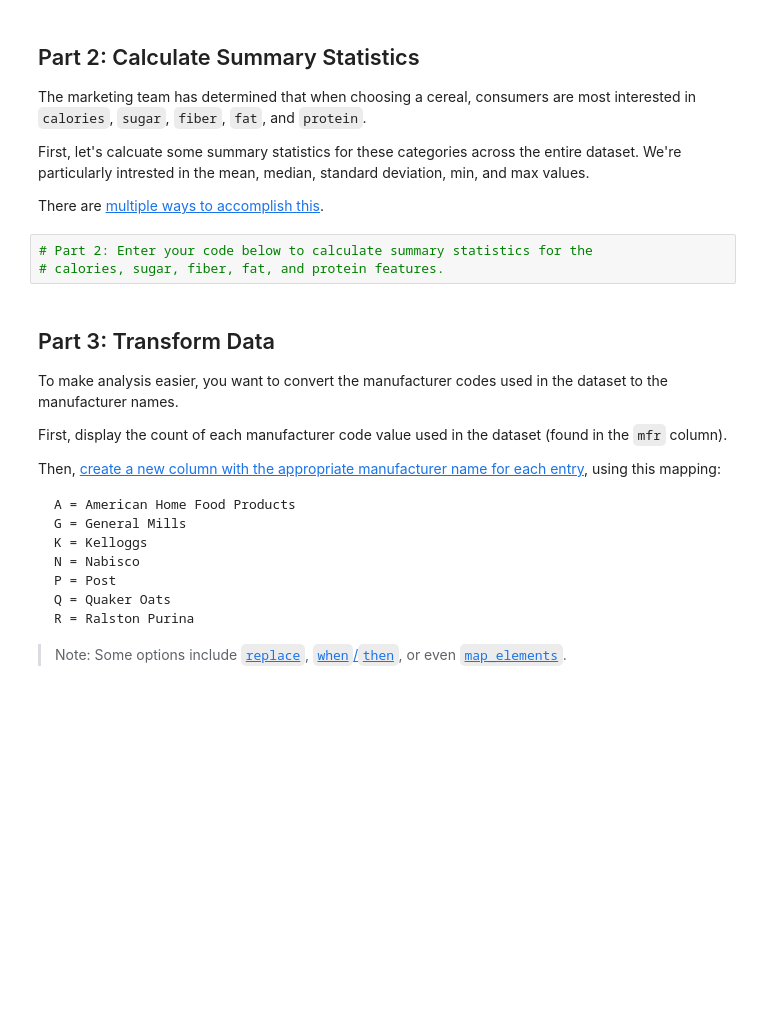
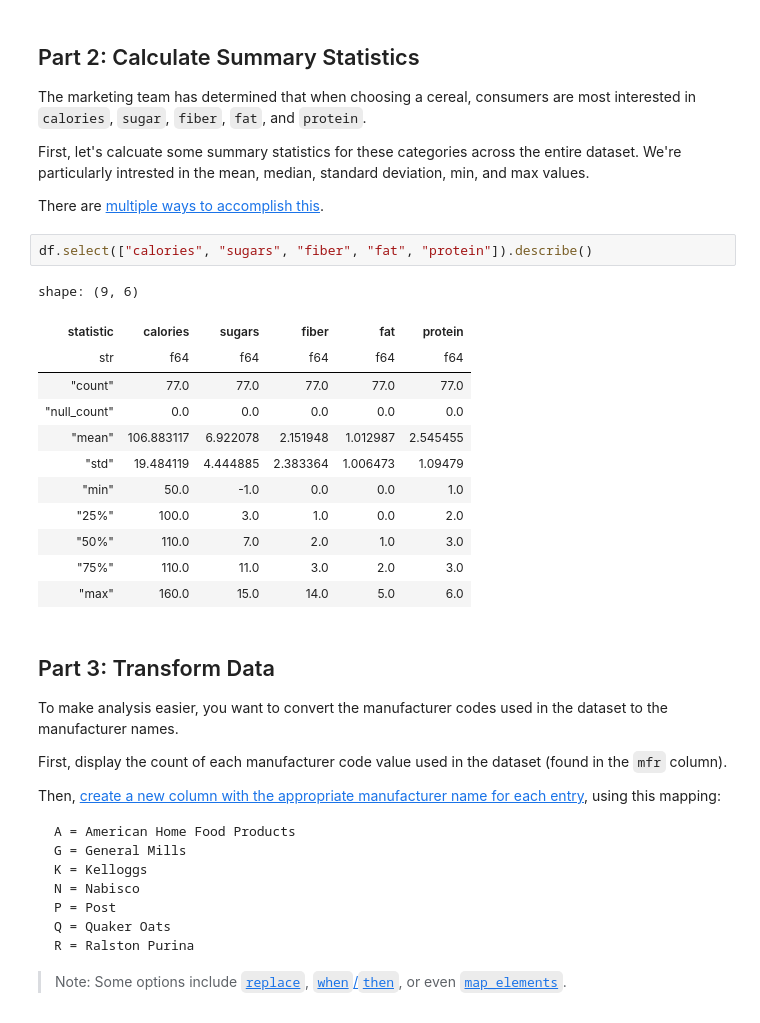
Before and after one commit to HRY-tech/CSE_210, a Jupyter notebook: notebooks/Exploration_02_Polars.ipynb, the cells around one changed output. Saved outputs shown, nothing was run; the diff lists cells and outputs as text; blank space fills up the shorter version.

```diff
--- a/notebooks/Exploration_02_Polars.ipynb
+++ b/notebooks/Exploration_02_Polars.ipynb
@@ -44,9 +63,21 @@ The marketing team has determined that when choosing a cereal, consumers are mos
 First, let's calcuate some summary statistics for these categories across the entire dataset. We're particularly intrested in the mean, median, standard deviation, min, and max values.
 
 There are [multiple ways to accomplish this](https://docs.pola.rs/user-guide/concepts/data-types-and-structures/#describe).
-# %%
-# Part 2: Enter your code below to calculate summary statistics for the
-# calories, sugar, fiber, fat, and protein features.
+# %%
+df.select(["calories", "sugars", "fiber", "fat", "protein"]).describe()
+# %% [output]
+shape: (9, 6)
+| statistic | calories | sugars | fiber | fat | protein |
+| str | f64 | f64 | f64 | f64 | f64 |
+| "count" | 77.0 | 77.0 | 77.0 | 77.0 | 77.0 |
+| "null_count" | 0.0 | 0.0 | 0.0 | 0.0 | 0.0 |
+| "mean" | 106.883117 | 6.922078 | 2.151948 | 1.012987 | 2.545455 |
+| "std" | 19.484119 | 4.444885 | 2.383364 | 1.006473 | 1.09479 |
+| "min" | 50.0 | -1.0 | 0.0 | 0.0 | 1.0 |
+| "25%" | 100.0 | 3.0 | 1.0 | 0.0 | 2.0 |
+| "50%" | 110.0 | 7.0 | 2.0 | 1.0 | 3.0 |
+| "75%" | 110.0 | 11.0 | 3.0 | 2.0 | 3.0 |
+| "max" | 160.0 | 15.0 | 14.0 | 5.0 | 6.0 |
 # %% [markdown]
 ## Part 3: Transform Data
 
```
Also changed, not shown: parts of 8 cells of this notebook.
